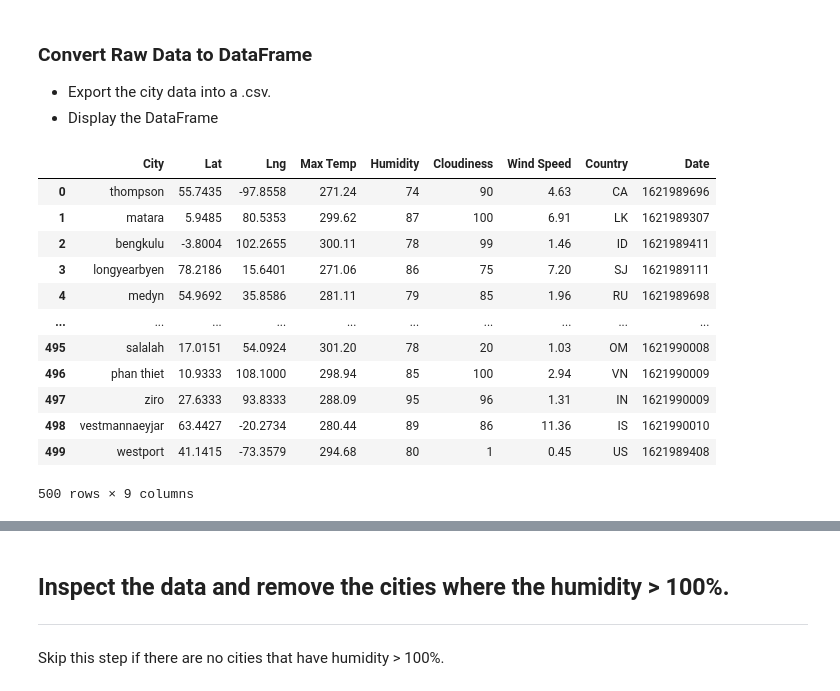
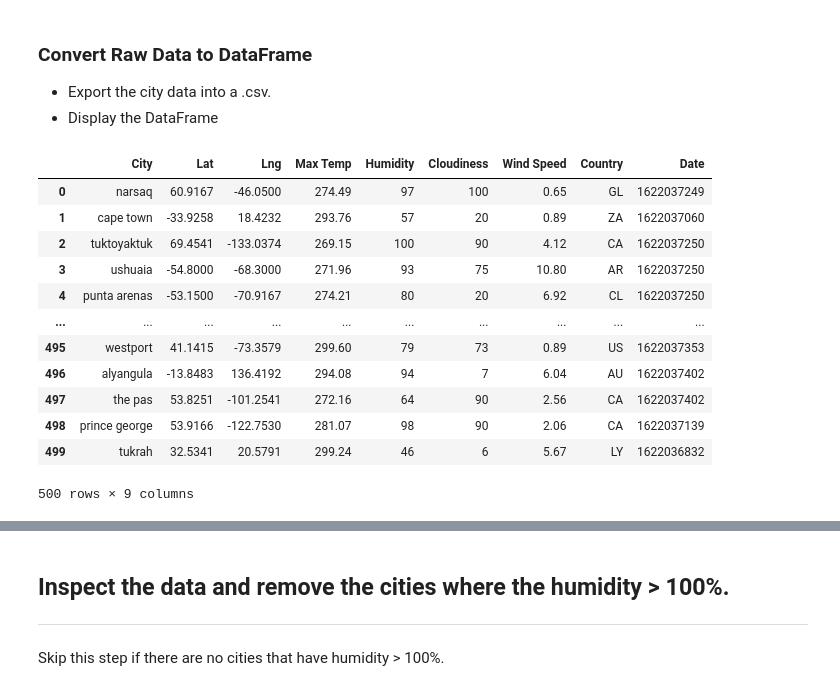
Before and after one commit to simoncastellanos9/python-api-challenge, a Jupyter notebook: WeatherPy/WeatherPy.ipynb, the cells around one changed output, grey strips where cells are left out. Saved outputs shown, nothing was run; the diff lists cells and outputs as text; code cells hidden in the pictures.

Commit message:
Corrected city generation. Created plots. Created output file

```diff
--- a/WeatherPy/WeatherPy.ipynb
+++ b/WeatherPy/WeatherPy.ipynb
@@ -131,30 +136,30 @@ pprint(weather_json)
 # %%
 citydata_df = pd.DataFrame({'City' : citylst,
                           'Lat' : latlst,
                           'Lng' : lnglst,
                           'Max Temp' : maxtemp,
                           'Humidity' : humidity,
                           'Cloudiness' : clouds,
                           'Wind Speed' : wind,
                           'Country' : country,
                           'Date' : date
                           })
 # Export file as a CSV, without the Pandas index, but with the header
-#citydata_df.to_csv("Output/CityData.csv", index=False, header=True)
+citydata_df.to_csv("Output/CityData.csv", index=False, header=True)
 citydata_df
 # %% [output]
 |  | City | Lat | Lng | Max Temp | Humidity | Cloudiness | Wind Speed | Country | Date |
-| 0 | thompson | 55.7435 | -97.8558 | 271.24 | 74 | 90 | 4.63 | CA | 1621989696 |
-| 1 | matara | 5.9485 | 80.5353 | 299.62 | 87 | 100 | 6.91 | LK | 1621989307 |
-| 2 | bengkulu | -3.8004 | 102.2655 | 300.11 | 78 | 99 | 1.46 | ID | 1621989411 |
-| 3 | longyearbyen | 78.2186 | 15.6401 | 271.06 | 86 | 75 | 7.20 | SJ | 1621989111 |
-| 4 | medyn | 54.9692 | 35.8586 | 281.11 | 79 | 85 | 1.96 | RU | 1621989698 |
+| 0 | narsaq | 60.9167 | -46.0500 | 274.49 | 97 | 100 | 0.65 | GL | 1622037249 |
+| 1 | cape town | -33.9258 | 18.4232 | 293.76 | 57 | 20 | 0.89 | ZA | 1622037060 |
+| 2 | tuktoyaktuk | 69.4541 | -133.0374 | 269.15 | 100 | 90 | 4.12 | CA | 1622037250 |
+| 3 | ushuaia | -54.8000 | -68.3000 | 271.96 | 93 | 75 | 10.80 | AR | 1622037250 |
+| 4 | punta arenas | -53.1500 | -70.9167 | 274.21 | 80 | 20 | 6.92 | CL | 1622037250 |
 | ... | ... | ... | ... | ... | ... | ... | ... | ... | ... |
-| 495 | salalah | 17.0151 | 54.0924 | 301.20 | 78 | 20 | 1.03 | OM | 1621990008 |
-| 496 | phan thiet | 10.9333 | 108.1000 | 298.94 | 85 | 100 | 2.94 | VN | 1621990009 |
-| 497 | ziro | 27.6333 | 93.8333 | 288.09 | 95 | 96 | 1.31 | IN | 1621990009 |
-| 498 | vestmannaeyjar | 63.4427 | -20.2734 | 280.44 | 89 | 86 | 11.36 | IS | 1621990010 |
-| 499 | westport | 41.1415 | -73.3579 | 294.68 | 80 | 1 | 0.45 | US | 1621989408 |
+| 495 | westport | 41.1415 | -73.3579 | 299.60 | 79 | 73 | 0.89 | US | 1622037353 |
+| 496 | alyangula | -13.8483 | 136.4192 | 294.08 | 94 | 7 | 6.04 | AU | 1622037402 |
+| 497 | the pas | 53.8251 | -101.2541 | 272.16 | 64 | 90 | 2.56 | CA | 1622037402 |
+| 498 | prince george | 53.9166 | -122.7530 | 281.07 | 98 | 90 | 2.06 | CA | 1622037139 |
+| 499 | tukrah | 32.5341 | 20.5791 | 299.24 | 46 | 6 | 5.67 | LY | 1622036832 |
 500 rows × 9 columns
 # %%
 citydata_df.describe()
```
Also changed, not shown: parts of 11 cells of this notebook, 1 other file.
